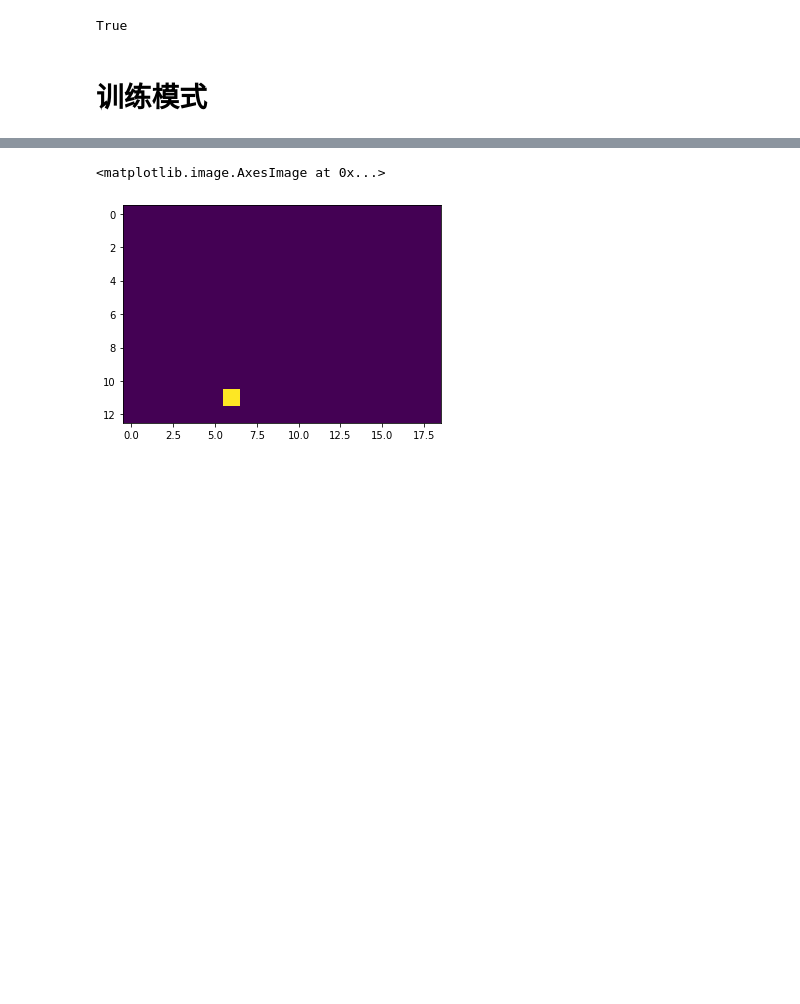
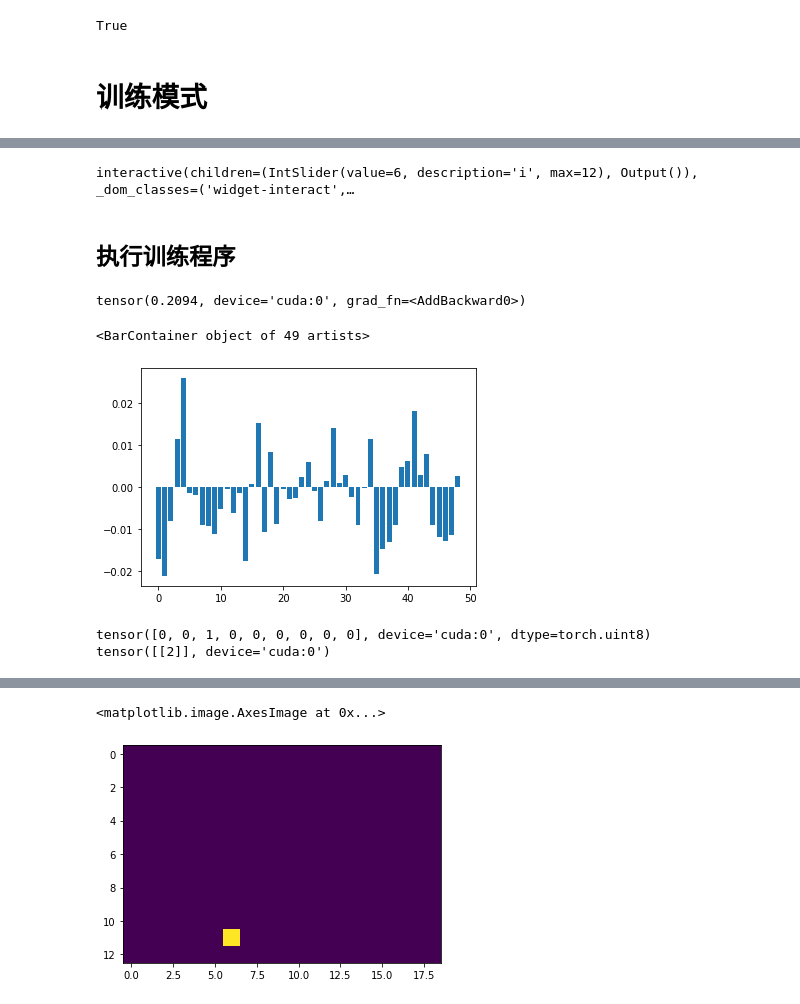
Before and after one commit to xianpf/diaries, a Jupyter notebook: 191229 Mask First.ipynb, the cells around one changed output, grey strips where cells are left out. Cells and saved outputs as stored; diff of their text form; code cells hidden in the pictures; blank space fills up the shorter version.

```diff
--- a/191229 Mask First.ipynb
+++ b/191229 Mask First.ipynb
@@ -201,0 +291,19 @@ index created!
+# %%
+@interact(i=(0,len(pyramids_to_show)-1))
+def show_pyramids(i):
+    pyr = pyramids_to_show[i]
+    print('given target id:', pyr.target_idx)
+    print('pyramid position:', pyr.pos.data)
+    plt.figure(figsize=(6,4))
+    pyr_mask = pyr.get_mask(show_level)[0][0].detach().cpu().numpy()
+    print('pyr_mask min:{}|max:{}|mean:{}'.format(pyr_mask.min(), pyr_mask.max(), pyr_mask.mean()))
+    plt.imshow(pyr_mask)
+    plt.scatter(pyr.pos[1].cpu(), pyr.pos[0].cpu())
+    if pyr.target_idx:
+        plt.figure(figsize=(6,4))
+        plt.imshow(target[0][pyr.target_idx[0,0].item()].detach().cpu().numpy())
+        plt.scatter(pyr.pos[1].cpu(), pyr.pos[0].cpu())
+# %% [output]
+interactive(children=(IntSlider(value=6, description='i', max=12), Output()), _dom_classes=('widget-interact',…
+# %% [markdown]
+## 执行训练程序
@@ -201,0 +313,5 @@ index created!
+# %%
+reduce_loss = sum(loss for loss in losses_0)
+print(reduce_loss)
+# %% [output]
+tensor(0.2094, device='cuda:0', grad_fn=<AddBackward0>)
@@ -202,3 +343,15 @@ index created!
+# %%
+plt.bar(range(49), model.mask_conv_0.weight.data[0,0].view(-1).cpu())
+# %% [output]
+<BarContainer object of 49 artists>
+[figure, added]
+# %%
+t_target_idx = target[0, :, 4, 2].nonzero()
+print(target[0, :, 4, 2])
+print(t_target_idx)
+# %% [output]
+tensor([0, 0, 1, 0, 0, 0, 0, 0, 0], device='cuda:0', dtype=torch.uint8)
+tensor([[2]], device='cuda:0')
 # %%
 self = model
 self.train()
```
Also changed, not shown: parts of 35 cells of this notebook, 6 other files.
